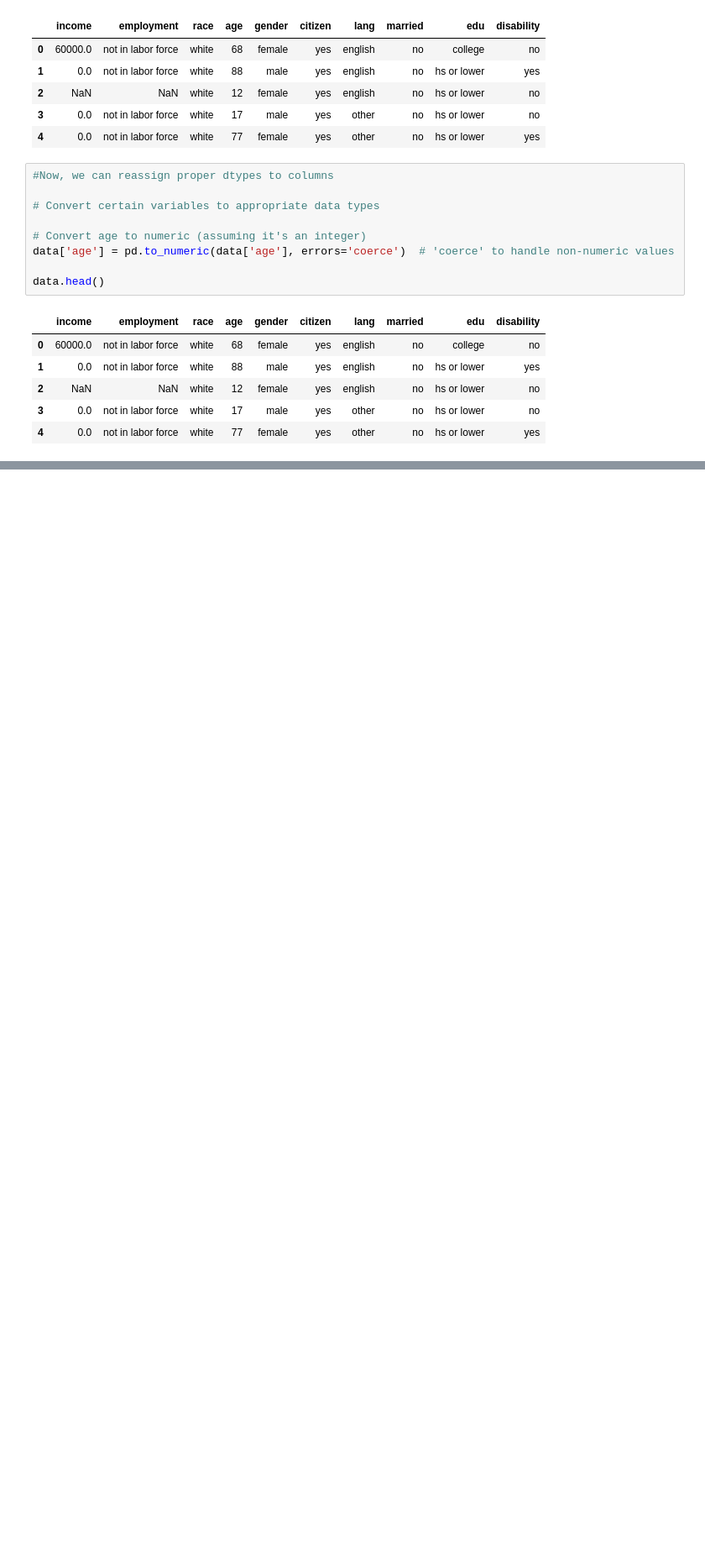
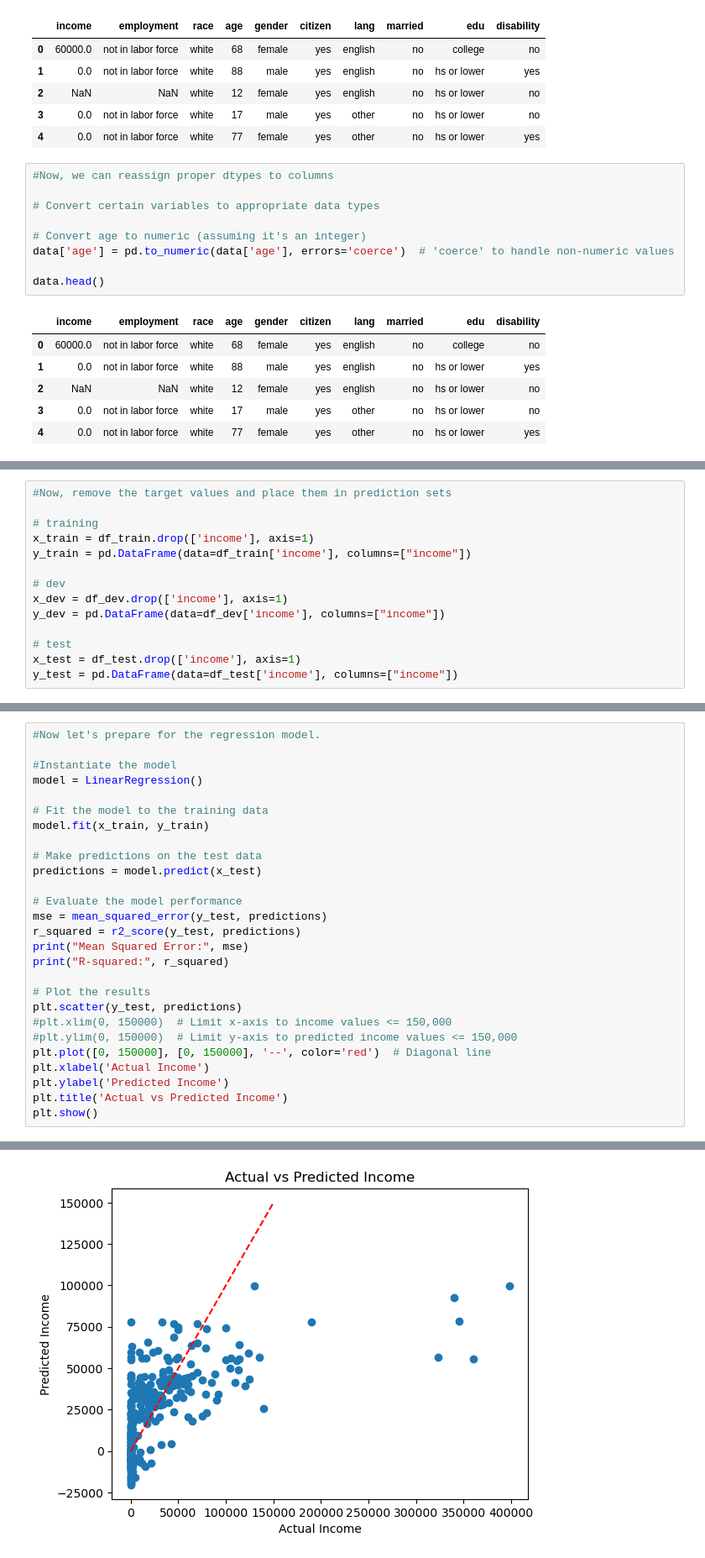
Before and after one commit to nicmowll/EDA_Model_Project, a Jupyter notebook: CPSC 4300 Final Project Code (1).ipynb, the cells around one changed output, grey strips where cells are left out. Shown at 84% size. Cells and saved outputs as stored; diff of their text form; blank space fills up the shorter version.

```diff
--- a/CPSC 4300 Final Project Code (1).ipynb
+++ b/CPSC 4300 Final Project Code (1).ipynb
@@ -194,0 +233,14 @@ data.dropna(subset=['income'], inplace=True)
+# %%
+#Now, remove the target values and place them in prediction sets
+
+# training
+x_train = df_train.drop(['income'], axis=1)
+y_train = pd.DataFrame(data=df_train['income'], columns=["income"])
+
+# dev
+x_dev = df_dev.drop(['income'], axis=1)
+y_dev = pd.DataFrame(data=df_dev['income'], columns=["income"])
+
+# test
+x_test = df_test.drop(['income'], axis=1)
+y_test = pd.DataFrame(data=df_test['income'], columns=["income"])
@@ -194,0 +287,28 @@ data.dropna(subset=['income'], inplace=True)
+# %%
+#Now let's prepare for the regression model.
+
+#Instantiate the model
+model = LinearRegression()
+
+# Fit the model to the training data
+model.fit(x_train, y_train)
+
+# Make predictions on the test data
+predictions = model.predict(x_test)
+
+# Evaluate the model performance
+mse = mean_squared_error(y_test, predictions)
+r_squared = r2_score(y_test, predictions)
+print("Mean Squared Error:", mse)
+print("R-squared:", r_squared)
+
+# Plot the results
+plt.scatter(y_test, predictions)
+#plt.xlim(0, 150000)  # Limit x-axis to income values <= 150,000
+#plt.ylim(0, 150000)  # Limit y-axis to predicted income values <= 150,000
+plt.plot([0, 150000], [0, 150000], '--', color='red')  # Diagonal line
+plt.xlabel('Actual Income')
+plt.ylabel('Predicted Income')
+plt.title('Actual vs Predicted Income')
+plt.show()
+# %% [output]
@@ -194,0 +317 @@ data.dropna(subset=['income'], inplace=True)
+[figure, added]
```
Also changed, not shown: parts of 11 cells of this notebook.
